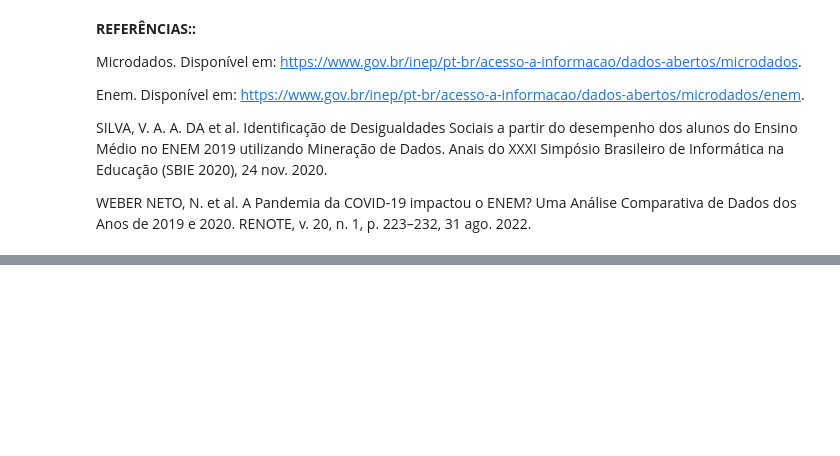
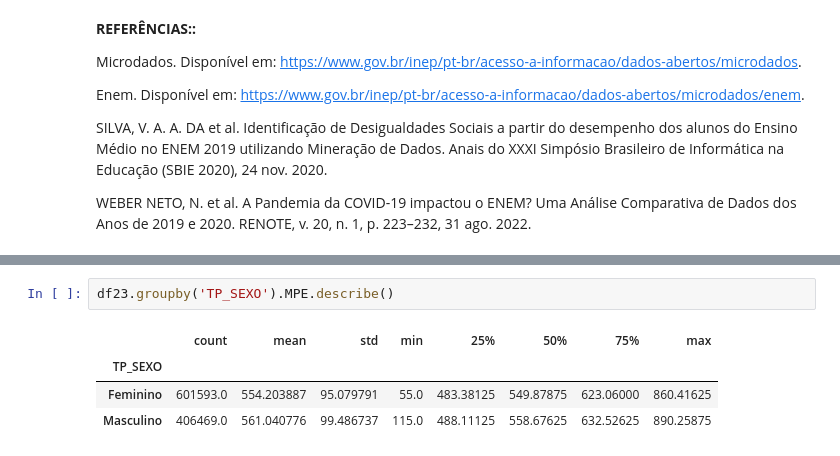
Before and after one commit to josecapitto/PROJ2-CDADOS-JOSE-JOAO-E-NICOLAS-, a Jupyter notebook: V2 cdados.ipynb, the cells around one changed output, grey strips where cells are left out. Saved outputs shown, nothing was run; the diff lists cells and outputs as text; blank space fills up the shorter version.

```diff
--- a/V2 cdados.ipynb
+++ b/V2 cdados.ipynb
@@ -403,0 +411,7 @@ WEBER NETO, N. et al. A Pandemia da COVID-19 impactou o ENEM? Uma Análise Compa
+# %%
+df23.groupby('TP_SEXO').MPE.describe()
+# %% [output]
+|  | count | mean | std | min | 25% | 50% | 75% | max |
+| TP_SEXO |  |  |  |  |  |  |  |  |
+| Feminino | 601593.0 | 554.203887 | 95.079791 | 55.0 | 483.38125 | 549.87875 | 623.06000 | 860.41625 |
+| Masculino | 406469.0 | 561.040776 | 99.486737 | 115.0 | 488.11125 | 558.67625 | 632.52625 | 890.25875 |
```
Also changed, not shown: parts of 1 cell of this notebook.
